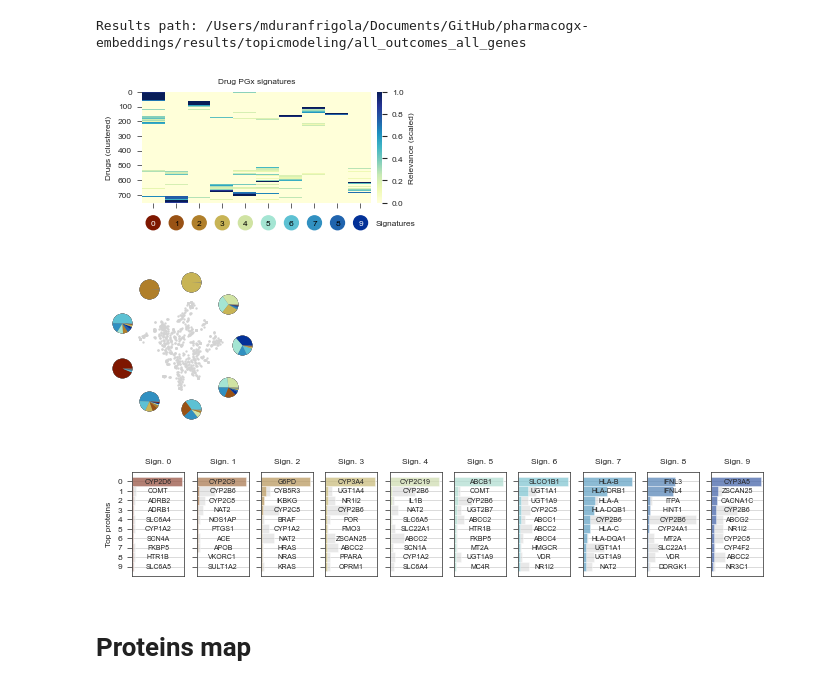
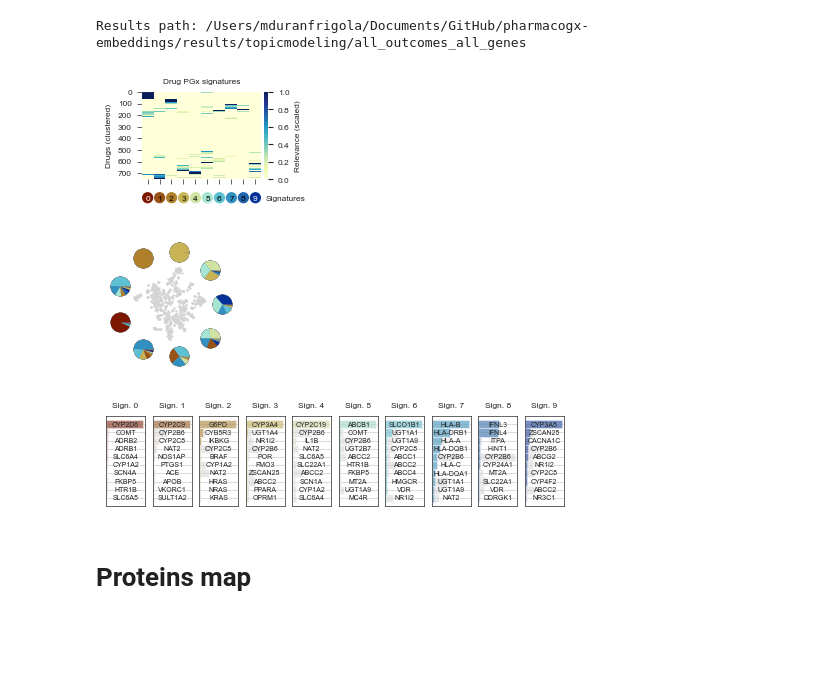
Before and after one commit to ersilia-os/pharmacogx-embeddings, a Jupyter notebook: paper/figure1_topic_modeling.ipynb, the cells around one changed output. Cells and saved outputs as stored; diff of their text form; code cells hidden in the pictures; blank space fills up the shorter version.

Commit message:
formatted plots

```diff
--- a/paper/figure1_topic_modeling.ipynb
+++ b/paper/figure1_topic_modeling.ipynb
@@ -43,7 +43,8 @@ import matplotlib.pyplot as plt
 import sklearn
 import seaborn as sns
 
-fig, axs = stylia.create_figure(2, 1, width=TWO_COLUMNS_WIDTH*0.8*(3/5.2), height=TWO_COLUMNS_WIDTH/4.2, height_ratios=[6,1])
+w = TWO_COLUMNS_WIDTH/(TWO_COLUMNS_WIDTH/1.5 - TWO_COLUMNS_WIDTH/5)
+fig, axs = stylia.create_figure(2, 1, width=w, height=TWO_COLUMNS_WIDTH/5, height_ratios=[6,1])
 
 ax = axs.next()
 
@@ -57,38 +58,39 @@ ax.set_ylim(len(topic_names), -1)
 
 Z = hierarchy.ward(W)
 hierarchy.leaves_list(Z)
 clustered_idxs = hierarchy.leaves_list(hierarchy.optimal_leaf_ordering(Z, W))
 
 sns.heatmap(W[clustered_idxs], ax=ax, cmap="YlGnBu", cbar_kws={'label': "Relevance (scaled)", "pad": 0.02})
 yticks = np.arange(0, 800, 100)
 ax.set_yticks(yticks)
 ax.set_yticklabels(yticks)
 ax.set_xticks([i+0.5 for i in range(len(topic_names))])
 ax.set_xticklabels("")
 
 stylia.label(ax=ax, title="Drug PGx signatures", ylabel="Drugs (clustered)", xlabel="")
 
 ax = axs.next()
 
 topic_importances = processed_topicwizard_data["topic_importances"]
-ax.scatter([i for i in range(len(topic_importances))], [0]*len(topic_importances), s=100, color=topic_colors)
+ax.scatter([i for i in range(len(topic_importances))], [0]*len(topic_importances), s=50, color=topic_colors)
 for i in range(len(topic_importances)):
     if i == 0 or i == 9:
         c = "white"
     else:
         c = "black"
     ax.text(i, 0, i, ha="center", va="center", fontsize=6, color=c)
 ax.set_axis_off()
 ax.set_xlim(-0.5, 11.5)
 
-ax.text(10.5, 0, "Signatures", ha="center", va="center", fontsize=6)
+ax.text(11.5, 0, "Signatures", ha="center", va="center", fontsize=6)
 
 stylia.label(ax=ax, title="", xlabel="", ylabel="", abc="")
 stylia.save_figure(os.path.join("assets", "drug_pgx_signatures.png"))
+stylia.save_figure(os.path.join("assets", "drug_pgx_signatures.pdf"))
 # %% [output]
-[figure, old version]
+[figure, new version]
 # %%
-fig, axs = stylia.create_figure(1, 1, width=TWO_COLUMNS_WIDTH*1*(1.2/5.2), height=TWO_COLUMNS_WIDTH/5*1.2)
+fig, axs = stylia.create_figure(1, 1, width=TWO_COLUMNS_WIDTH/5, height=TWO_COLUMNS_WIDTH/5)
 
 do_label = False
 
@@ -166,8 +168,9 @@ else:
     sufix = ""
 
 stylia.save_figure(os.path.join("assets", f"drug_pgx_signatures_map{sufix}.png"))
+stylia.save_figure(os.path.join("assets", f"drug_pgx_signatures_map{sufix}.pdf"))
 # %% [output]
-[figure, old version]
+[figure, new version]
 # %%
 import matplotlib.pyplot as plt
 
@@ -187,7 +190,8 @@ def topic_has_protein_barplot(ax, i):
     ax.set_title(topic_name.replace("Topic", "Sign."))
     ax.set_yticks([i for i in range(num_proteins)])
     if topic_name == "Topic 0":
-        ax.set_ylabel("Top proteins")
+        ax.set_yticklabels("")
+        ax.set_ylabel("")
     else:
         ax.set_yticklabels("")
         ax.set_ylabel("")
@@ -196,17 +200,19 @@ def topic_has_protein_barplot(ax, i):
     #ax.set_yticklabels(pht["gene_name"])
     ax.set_xlabel("")
     ax.set_xticks([])
+    ax.tick_params(axis="y", length=0)
 
 
-fig, axs = stylia.create_figure(1, 10, width=TWO_COLUMNS_WIDTH*0.948, height=TWO_COLUMNS_WIDTH*0.28*num_proteins/15)
+fig, axs = stylia.create_figure(1, 10, width=TWO_COLUMNS_WIDTH/1.5, height=TWO_COLUMNS_WIDTH/6)
 for i in range(10):
     ax = axs.next()
     topic_has_protein_barplot(ax, i)
 plt.tight_layout()
 
 stylia.save_figure("assets/signature_genes.png")
+stylia.save_figure("assets/signature_genes.pdf")
 # %% [output]
-[figure, old version]
+[figure, new version]
 # %% [markdown]
 # Proteins map
 # %%
```
Also changed, not shown: parts of 2 cells of this notebook, 11 other files.
